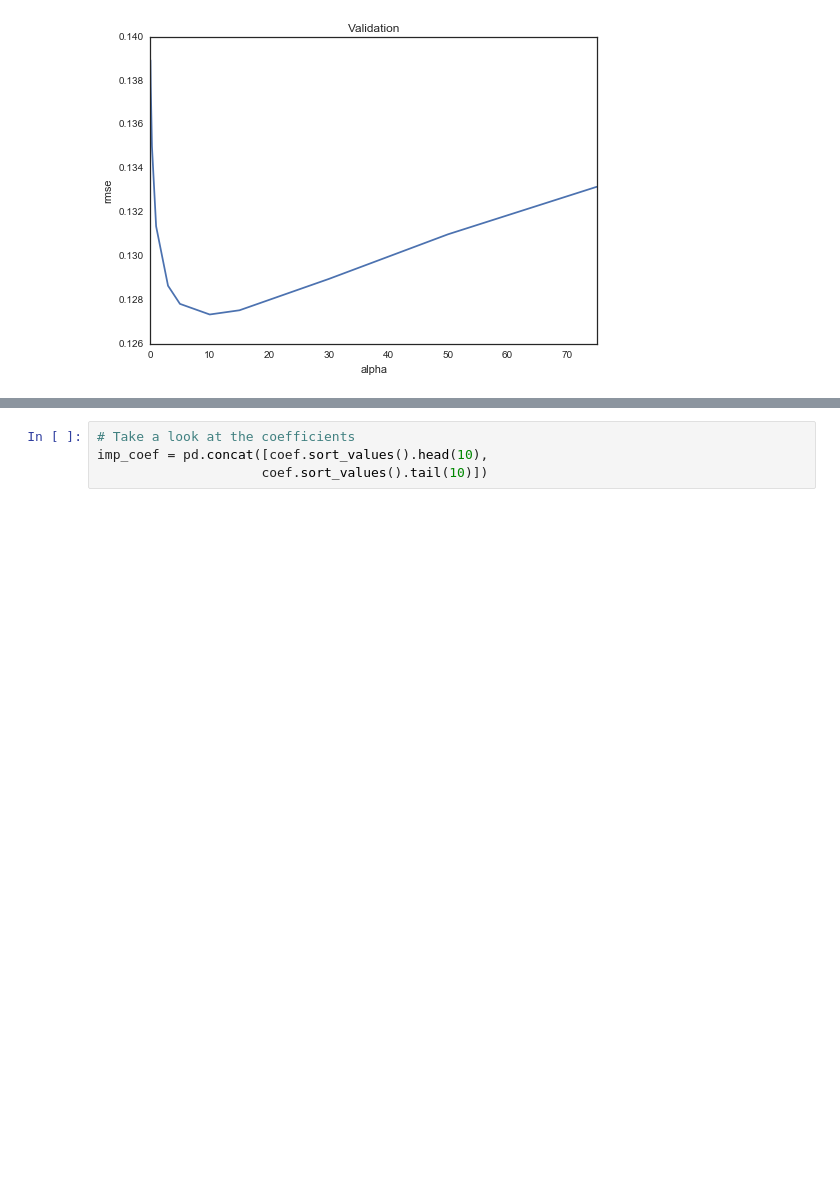
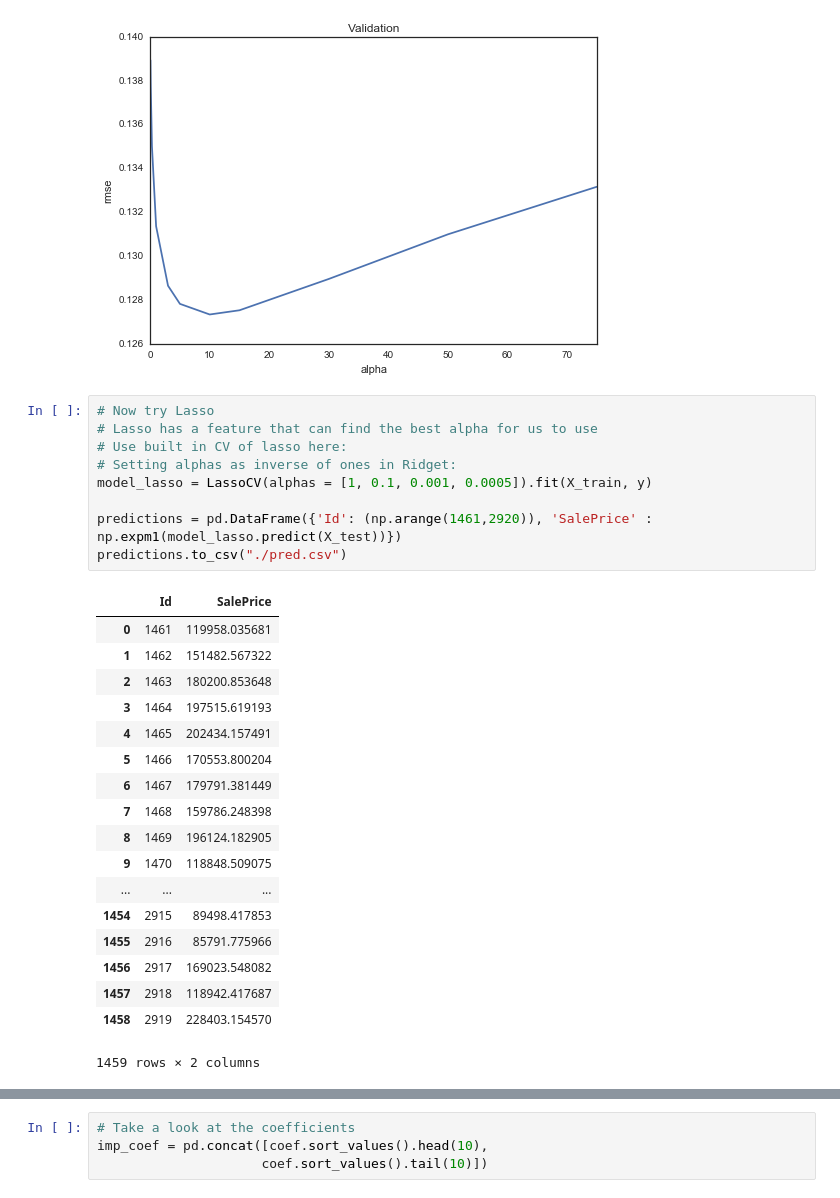
Before and after one commit to aparikh98/HousingProject, a Jupyter notebook: HousingProject.ipynb, the cells around one changed output, grey strips where cells are left out. Saved outputs shown, nothing was run; the diff lists cells and outputs as text; blank space fills up the shorter version.

Commit message:
csv of preds generated

```diff
--- a/HousingProject.ipynb
+++ b/HousingProject.ipynb
@@ -192,6 +192,34 @@ plt.ylabel("rmse")
 # %% [output]
 <matplotlib.text.Text at 0x...>
 [figure]
+# %%
+# Now try Lasso
+# Lasso has a feature that can find the best alpha for us to use
+# Use built in CV of lasso here:
+# Setting alphas as inverse of ones in Ridget:
+model_lasso = LassoCV(alphas = [1, 0.1, 0.001, 0.0005]).fit(X_train, y)
+
+predictions = pd.DataFrame({'Id': (np.arange(1461,2920)), 'SalePrice' : np.expm1(model_lasso.predict(X_test))})
+predictions.to_csv("./pred.csv")
+# %% [output]
+|  | Id | SalePrice |
+| 0 | 1461 | 119958.035681 |
+| 1 | 1462 | 151482.567322 |
+| 2 | 1463 | 180200.853648 |
+| 3 | 1464 | 197515.619193 |
+| 4 | 1465 | 202434.157491 |
+| 5 | 1466 | 170553.800204 |
+| 6 | 1467 | 179791.381449 |
+| 7 | 1468 | 159786.248398 |
+| 8 | 1469 | 196124.182905 |
+| 9 | 1470 | 118848.509075 |
+| ... | ... | ... |
+| 1454 | 2915 | 89498.417853 |
+| 1455 | 2916 | 85791.775966 |
+| 1456 | 2917 | 169023.548082 |
+| 1457 | 2918 | 118942.417687 |
+| 1458 | 2919 | 228403.154570 |
+1459 rows × 2 columns
 # %%
 # from above we can see that the lowest rmse occurs at about alpha = 10.
 cv_ridge.min()
```
Also changed, not shown: parts of 12 cells of this notebook, 1 other file.
